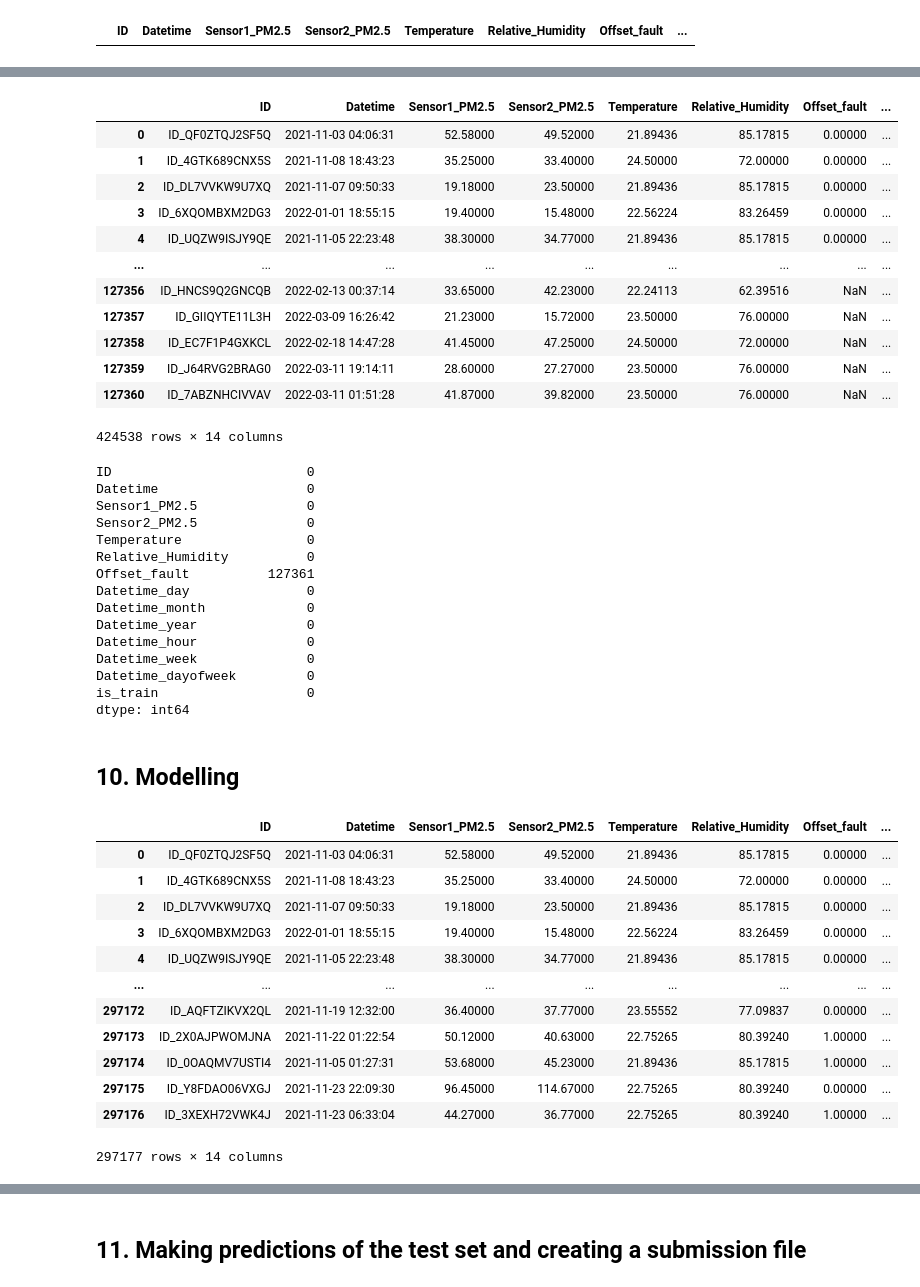
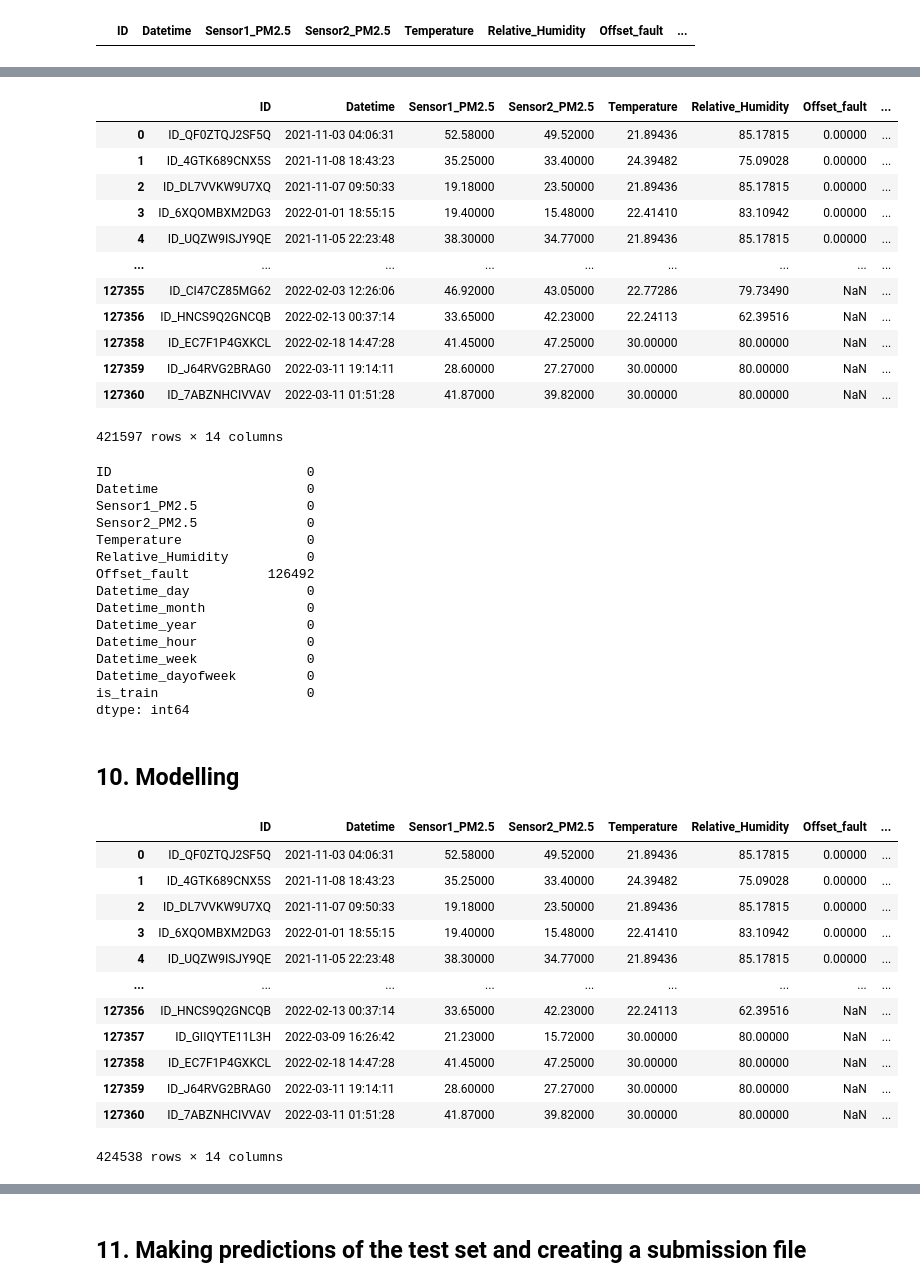
Before and after one commit to JONNY-ME/UmojaHackAfrica2022-FAQSC, a Jupyter notebook: Airqo_StarterNotebook.ipynb, the cells around one changed output, grey strips where cells are left out. Saved outputs shown, nothing was run; the diff lists cells and outputs as text; code cells hidden in the pictures.

```diff
--- a/Airqo_StarterNotebook.ipynb
+++ b/Airqo_StarterNotebook.ipynb
@@ -331,9 +342,11 @@ is_train                   0
 dtype: int64
 # %%
 # fill the mean tempreture and relative humidity of by grouping them by week
-data["Temperature"] =  data.groupby('Datetime_week')['Temperature'].transform('mean')
-data["Relative_Humidity"] =  data.groupby('Datetime_week')['Relative_Humidity'].transform('mean')
-
+data["Temperature"] =  data.groupby(['Datetime_week', 'Datetime_month'])['Temperature'].transform('mean')
+data["Relative_Humidity"] =  data.groupby(['Datetime_week', 'Datetime_month'])['Relative_Humidity'].transform('mean')
+data["Temperature"].fillna(30, inplace=True)
+data["Relative_Humidity"].fillna(80, inplace=True)
+# data.drop(data[(data["Sensor2_PM2.5"].isna()) & (data.Offset_fault == 0)].index, inplace=True)
 data.isna().sum()
 # %% [output]
 ID                         0
@@ -351,3 +364,9 @@ Datetime_week              0
 Datetime_dayofweek         0
 is_train                   0
 dtype: int64
+# %%
+data.drop(data[(data["Sensor1_PM2.5"].isna()) & (data.Offset_fault == 0) & (data.is_train == 1)].index, inplace=True)
+# %%
+for sen in ['Sensor1_PM2.5', 'Sensor2_PM2.5']:
+    data[sen] = data[sen].fillna(data[sen].mean())
+data.isna().sum()
@@ -461,17 +496,17 @@ data
 # %% [output]
 |  | ID | Datetime | Sensor1_PM2.5 | Sensor2_PM2.5 | Temperature | Relative_Humidity | Offset_fault | ... |
 | 0 | ID_QF0ZTQJ2SF5Q | 2021-11-03 04:06:31 | 52.58000 | 49.52000 | 21.89436 | 85.17815 | 0.00000 | ... |
-| 1 | ID_4GTK689CNX5S | 2021-11-08 18:43:23 | 35.25000 | 33.40000 | 24.50000 | 72.00000 | 0.00000 | ... |
+| 1 | ID_4GTK689CNX5S | 2021-11-08 18:43:23 | 35.25000 | 33.40000 | 24.39482 | 75.09028 | 0.00000 | ... |
 | 2 | ID_DL7VVKW9U7XQ | 2021-11-07 09:50:33 | 19.18000 | 23.50000 | 21.89436 | 85.17815 | 0.00000 | ... |
-| 3 | ID_6XQOMBXM2DG3 | 2022-01-01 18:55:15 | 19.40000 | 15.48000 | 22.56224 | 83.26459 | 0.00000 | ... |
+| 3 | ID_6XQOMBXM2DG3 | 2022-01-01 18:55:15 | 19.40000 | 15.48000 | 22.41410 | 83.10942 | 0.00000 | ... |
 | 4 | ID_UQZW9ISJY9QE | 2021-11-05 22:23:48 | 38.30000 | 34.77000 | 21.89436 | 85.17815 | 0.00000 | ... |
 | ... | ... | ... | ... | ... | ... | ... | ... | ... |
+| 127355 | ID_CI47CZ85MG62 | 2022-02-03 12:26:06 | 46.92000 | 43.05000 | 22.77286 | 79.73490 | NaN | ... |
 | 127356 | ID_HNCS9Q2GNCQB | 2022-02-13 00:37:14 | 33.65000 | 42.23000 | 22.24113 | 62.39516 | NaN | ... |
-| 127357 | ID_GIIQYTE11L3H | 2022-03-09 16:26:42 | 21.23000 | 15.72000 | 23.50000 | 76.00000 | NaN | ... |
-| 127358 | ID_EC7F1P4GXKCL | 2022-02-18 14:47:28 | 41.45000 | 47.25000 | 24.50000 | 72.00000 | NaN | ... |
-| 127359 | ID_J64RVG2BRAG0 | 2022-03-11 19:14:11 | 28.60000 | 27.27000 | 23.50000 | 76.00000 | NaN | ... |
-| 127360 | ID_7ABZNHCIVVAV | 2022-03-11 01:51:28 | 41.87000 | 39.82000 | 23.50000 | 76.00000 | NaN | ... |
+| 127358 | ID_EC7F1P4GXKCL | 2022-02-18 14:47:28 | 41.45000 | 47.25000 | 30.00000 | 80.00000 | NaN | ... |
+| 127359 | ID_J64RVG2BRAG0 | 2022-03-11 19:14:11 | 28.60000 | 27.27000 | 30.00000 | 80.00000 | NaN | ... |
+| 127360 | ID_7ABZNHCIVVAV | 2022-03-11 01:51:28 | 41.87000 | 39.82000 | 30.00000 | 80.00000 | NaN | ... |
-424538 rows × 14 columns
+421597 rows × 14 columns
 # %%
 for sen in ['Sensor1_PM2.5', 'Sensor2_PM2.5']:
     data[sen] = data[sen].fillna(data[sen].mean())
@@ -483,7 +518,7 @@ Sensor1_PM2.5              0
 Sensor2_PM2.5              0
 Temperature                0
 Relative_Humidity          0
-Offset_fault          127361
+Offset_fault          126492
 Datetime_day               0
 Datetime_month             0
 Datetime_year              0
@@ -497,21 +532,21 @@ dtype: int64
 ## 10.  Modelling
 # %%
 train, test = data[data.is_train == 1], data[data.is_train == 0]
-train
+data
 # %% [output]
 |  | ID | Datetime | Sensor1_PM2.5 | Sensor2_PM2.5 | Temperature | Relative_Humidity | Offset_fault | ... |
 | 0 | ID_QF0ZTQJ2SF5Q | 2021-11-03 04:06:31 | 52.58000 | 49.52000 | 21.89436 | 85.17815 | 0.00000 | ... |
-| 1 | ID_4GTK689CNX5S | 2021-11-08 18:43:23 | 35.25000 | 33.40000 | 24.50000 | 72.00000 | 0.00000 | ... |
+| 1 | ID_4GTK689CNX5S | 2021-11-08 18:43:23 | 35.25000 | 33.40000 | 24.39482 | 75.09028 | 0.00000 | ... |
 | 2 | ID_DL7VVKW9U7XQ | 2021-11-07 09:50:33 | 19.18000 | 23.50000 | 21.89436 | 85.17815 | 0.00000 | ... |
-| 3 | ID_6XQOMBXM2DG3 | 2022-01-01 18:55:15 | 19.40000 | 15.48000 | 22.56224 | 83.26459 | 0.00000 | ... |
+| 3 | ID_6XQOMBXM2DG3 | 2022-01-01 18:55:15 | 19.40000 | 15.48000 | 22.41410 | 83.10942 | 0.00000 | ... |
 | 4 | ID_UQZW9ISJY9QE | 2021-11-05 22:23:48 | 38.30000 | 34.77000 | 21.89436 | 85.17815 | 0.00000 | ... |
 | ... | ... | ... | ... | ... | ... | ... | ... | ... |
-| 297172 | ID_AQFTZIKVX2QL | 2021-11-19 12:32:00 | 36.40000 | 37.77000 | 23.55552 | 77.09837 | 0.00000 | ... |
-| 297173 | ID_2X0AJPWOMJNA | 2021-11-22 01:22:54 | 50.12000 | 40.63000 | 22.75265 | 80.39240 | 1.00000 | ... |
-| 297174 | ID_0OAQMV7USTI4 | 2021-11-05 01:27:31 | 53.68000 | 45.23000 | 21.89436 | 85.17815 | 1.00000 | ... |
-| 297175 | ID_Y8FDAO06VXGJ | 2021-11-23 22:09:30 | 96.45000 | 114.67000 | 22.75265 | 80.39240 | 0.00000 | ... |
-| 297176 | ID_3XEXH72VWK4J | 2021-11-23 06:33:04 | 44.27000 | 36.77000 | 22.75265 | 80.39240 | 1.00000 | ... |
+| 127356 | ID_HNCS9Q2GNCQB | 2022-02-13 00:37:14 | 33.65000 | 42.23000 | 22.24113 | 62.39516 | NaN | ... |
+| 127357 | ID_GIIQYTE11L3H | 2022-03-09 16:26:42 | 21.23000 | 15.72000 | 30.00000 | 80.00000 | NaN | ... |
+| 127358 | ID_EC7F1P4GXKCL | 2022-02-18 14:47:28 | 41.45000 | 47.25000 | 30.00000 | 80.00000 | NaN | ... |
+| 127359 | ID_J64RVG2BRAG0 | 2022-03-11 19:14:11 | 28.60000 | 27.27000 | 30.00000 | 80.00000 | NaN | ... |
+| 127360 | ID_7ABZNHCIVVAV | 2022-03-11 01:51:28 | 41.87000 | 39.82000 | 30.00000 | 80.00000 | NaN | ... |
-297177 rows × 14 columns
+424538 rows × 14 columns
 # %%
 # Selecting the independent variables and the target variable
 
```
Also changed, not shown: parts of 16 cells of this notebook.
